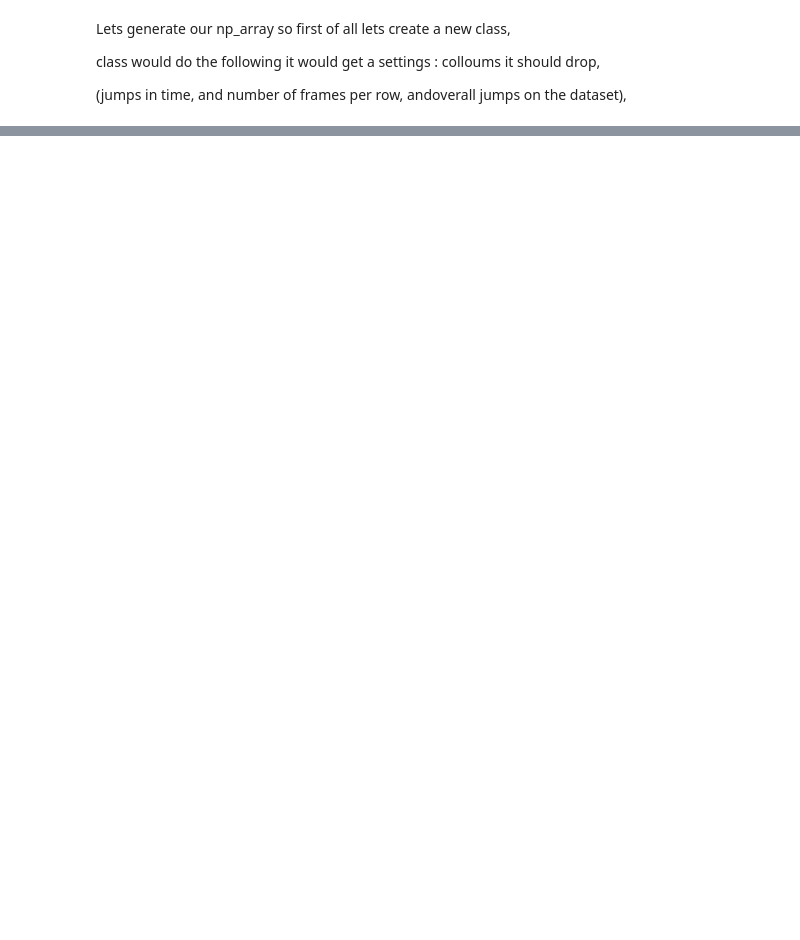
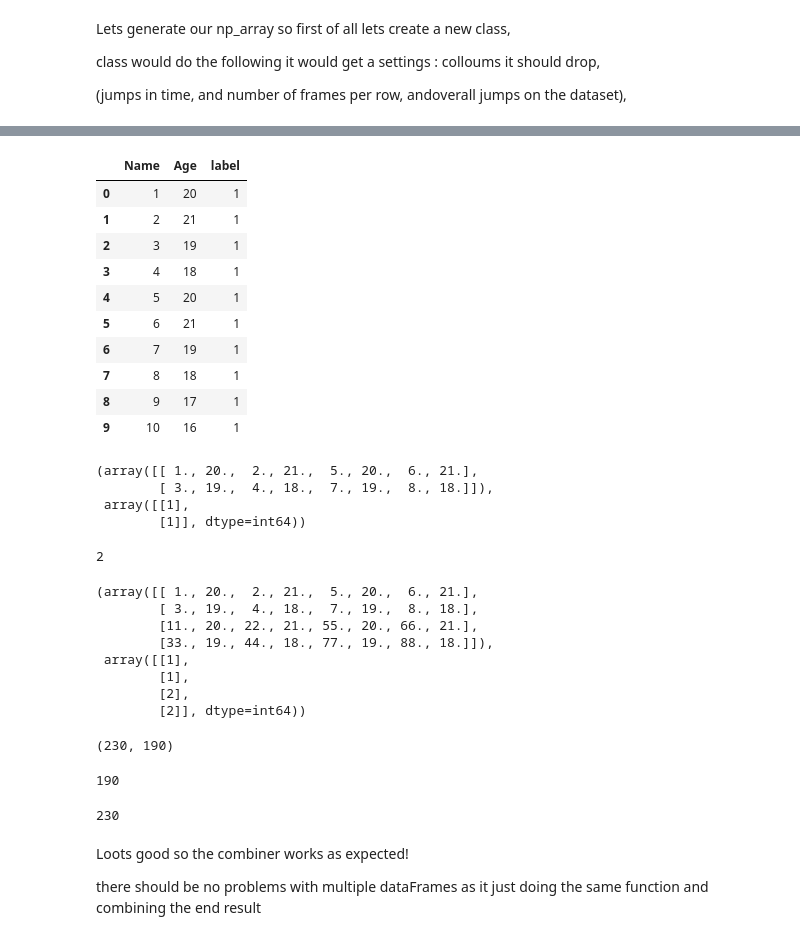
Before and after one commit to mike-tr/ML_uni_project, a Jupyter notebook: hands.ipynb, the cells around one changed output, grey strips where cells are left out. Cells and saved outputs as stored; diff of their text form; code cells hidden in the pictures; blank space fills up the shorter version.

```diff
--- a/hands.ipynb
+++ b/hands.ipynb
@@ -155,10 +167,3 @@ Lets generate our np_array so first of all lets create a new class,
 class would do the following it would get a settings : colloums it should drop,
 
 (jumps in time, and number of frames per row, andoverall jumps on the dataset),
-# %%
-class DataToNP:
-    def __init__(self, drop_indecies, label_index, jumps):
-        self.drop = drop_indecies
-        self.label_index = label_index
-        self.jumps = jumps
-    def transform(self, df):
@@ -224,0 +261,66 @@ data
+# %%
+test_data = {'Name':[1, 2, 3, 4, 5, 6, 7, 8, 9, 10],
+        'Age':[20, 21, 19, 18, 20, 21, 19, 18, 17, 16],
+        'label':[1, 1, 1, 1, 1, 1, 1, 1, 1, 1]}
+test_data2 = {'Name':[11, 22, 33, 44, 55, 66, 77, 88, 99, 1010],
+        'Age':[20, 21, 19, 18, 20, 21, 19, 18, 17, 16],
+        'label':[2, 2, 2, 2, 2, 2, 2, 2, 2, 2]}
+
+test_df = pd.DataFrame(test_data)
+test_df2 = pd.DataFrame(test_data2)
+li = [test_df, test_df2]
+
+# Create DataFrame
+
+test_df
+combinerTest = DataToNP('label', 2, combine=2)
+combinerTest.transform(test_df)
+combinerTest.transform_arr(li)
+# %% [output]
+|  | Name | Age | label |
+| 0 | 1 | 20 | 1 |
+| 1 | 2 | 21 | 1 |
+| 2 | 3 | 19 | 1 |
+| 3 | 4 | 18 | 1 |
+| 4 | 5 | 20 | 1 |
+| 5 | 6 | 21 | 1 |
+| 6 | 7 | 19 | 1 |
+| 7 | 8 | 18 | 1 |
+| 8 | 9 | 17 | 1 |
+| 9 | 10 | 16 | 1 |
+(array([[ 1., 20.,  2., 21.,  5., 20.,  6., 21.],
+        [ 3., 19.,  4., 18.,  7., 19.,  8., 18.]]),
+ array([[1],
+        [1]], dtype=int64))
+2
+(array([[ 1., 20.,  2., 21.,  5., 20.,  6., 21.],
+        [ 3., 19.,  4., 18.,  7., 19.,  8., 18.],
+        [11., 20., 22., 21., 55., 20., 66., 21.],
+        [33., 19., 44., 18., 77., 19., 88., 18.]]),
+ array([[1],
+        [1],
+        [2],
+        [2]], dtype=int64))
+# %%
+jumps = 15
+combine = 5
+skip = 3
+label = 'state'
+
+MyCombiner = DataToNP(label_index = label, skips=skip, jumps=jumps, combine=combine)
+
+# test if we get the same dementions its working
+
+MyCombiner.transform(training.dataRaw[4])[0].shape
+(training.dataRaw[4].shape[1] - 1) * combine * 2
+rows_afterJoining = (training.dataRaw[4].shape[0]/2)
+import math
+int(int(int(rows_afterJoining/jumps )/combine) * math.ceil(jumps / skip))
+# %% [output]
+(230, 190)
+190
+230
+# %% [markdown]
+Loots good so the combiner works as expected!
+
+there should be no problems with multiple dataFrames as it just doing the same function and combining the end result
```
Also changed, not shown: parts of 11 cells of this notebook.
